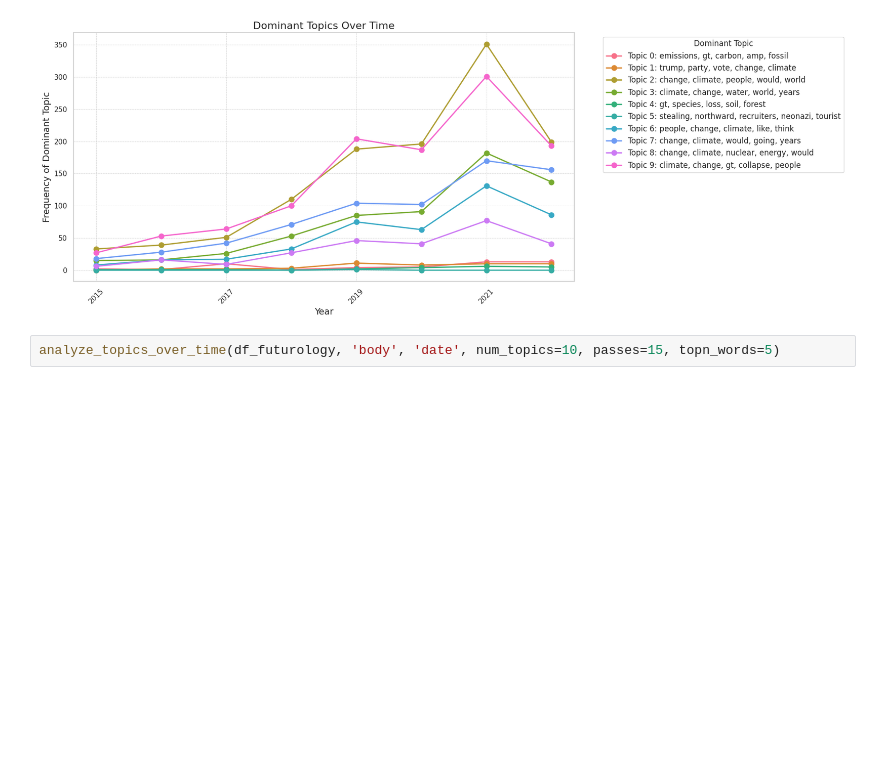
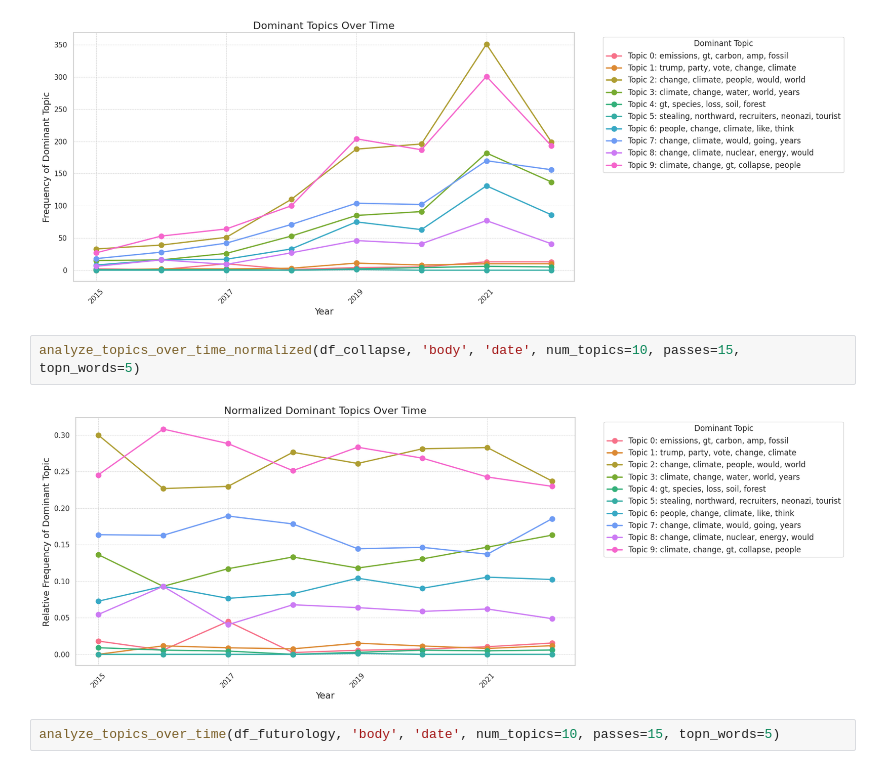
Before and after one commit to jimenasalinas/RedditGoesGreen, a Jupyter notebook: models/Topic_Modeling_Subreddit.ipynb, the cells around one changed output. Drawn from its saved outputs; the diff is of its cells as text; blank space fills up the shorter version.

```diff
--- a/models/Topic_Modeling_Subreddit.ipynb
+++ b/models/Topic_Modeling_Subreddit.ipynb
@@ -172,6 +217,10 @@ analyze_topics_over_time(df_donald, 'body', 'date', num_topics=10, passes=15, to
 analyze_topics_over_time(df_collapse, 'body', 'date', num_topics=10, passes=15, topn_words=5)
 # %% [output]
 [figure]
+# %%
+analyze_topics_over_time_normalized(df_collapse, 'body', 'date', num_topics=10, passes=15, topn_words=5)
+# %% [output]
+[figure, added]
 # %%
 analyze_topics_over_time(df_futurology, 'body', 'date', num_topics=10, passes=15, topn_words=5)
 # %% [output]
```
Also changed, not shown: parts of 23 cells of this notebook.
